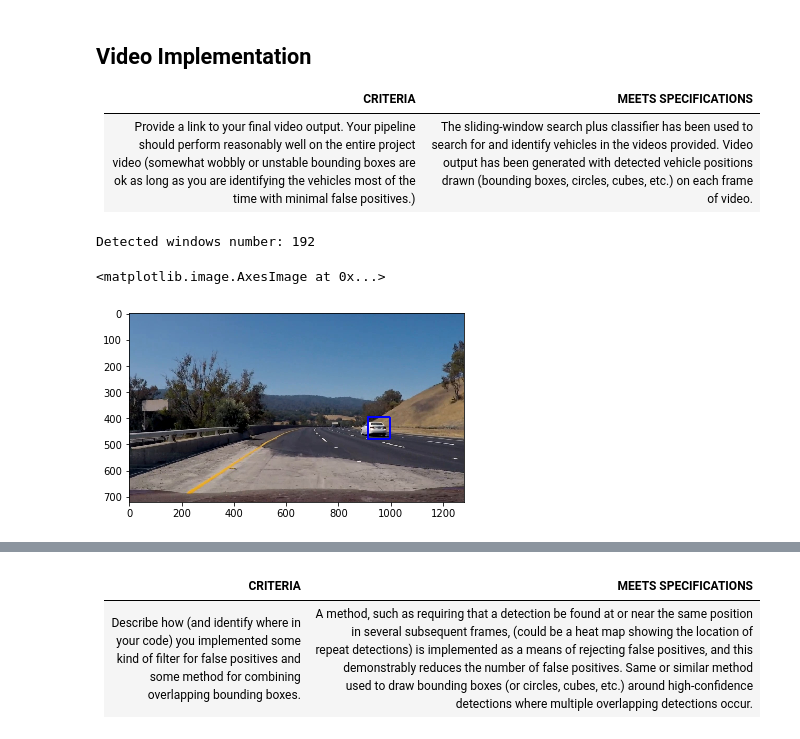
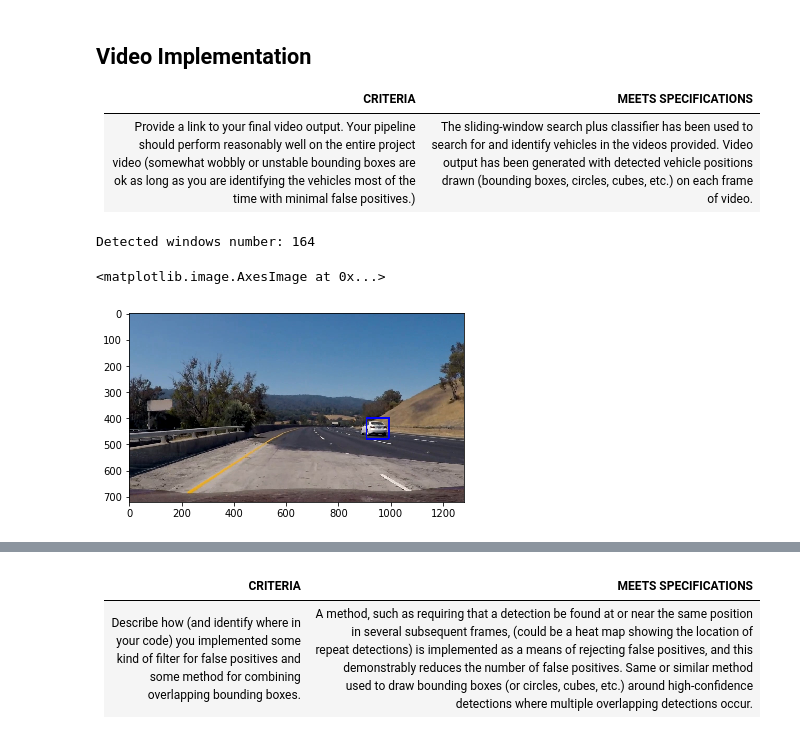
Before and after one commit to amemetov/sdc-term1-prj5-vehicle-detection, a Jupyter notebook: P5-Vehicle-Detection.ipynb, the cells around one changed output, grey strips where cells are left out. Cells and saved outputs as stored; diff of their text form; code cells hidden in the pictures.

```diff
--- a/P5-Vehicle-Detection.ipynb
+++ b/P5-Vehicle-Detection.ipynb
@@ -276,6 +303,6 @@ cell_per_block = 2
 hog_channel = 'ALL'
 
 classifier, X_scaler = train(vehicles_files, not_vehicles_files,
-                   cs, spatial_size, hist_bins,
-                   orient, pix_per_cell, cell_per_block, hog_channel)
+                             cs, spatial_size, hist_bins, orient, pix_per_cell, cell_per_block, hog_channel,
+                             spatial_feat=True, hist_feat=True, hog_feat=True)
 # %% [output]
@@ -329,20 +387,15 @@ Detected windows number: 192
 from moviepy.editor import VideoFileClip
 from IPython.display import HTML
 # %%
-tracker1 = VehicleTracker(classifier, X_scaler,
-                 cs, orient, pix_per_cell, cell_per_block, spatial_size, hist_bins, True, heatmap_threshold=1)
+detector1 = CarDetectorSvm(classifier, X_scaler, cs, orient, pix_per_cell, cell_per_block, spatial_size, hist_bins)
+tracker1 = VehicleTracker(detector1, average_model=True, heatmap_threshold=1)
 
-imgs = ['612.jpg', '613.jpg', '614.jpg']
 
-for f in imgs:
-    #img = mpimg.imread('./test_images/{0}'.format(f))
-    img = mpimg.imread('./test_images/2/{0}'.format(f))
-    out_img = tracker1.process_image(img)
-#out_img0 = tracker1.process_image(img0)
-#out_img = tracker1.process_image(img)
+img = mpimg.imread('./test_images/612.jpg')
+out_img = tracker1.process_image(img)
 plt.imshow(out_img)
 # %% [output]
-Detected windows number: 192
+Detected windows number: 164
 <matplotlib.image.AxesImage at 0x...>
-[figure, old version]
+[figure, new version]
 # %%
```
Also changed, not shown: parts of 21 cells of this notebook.
